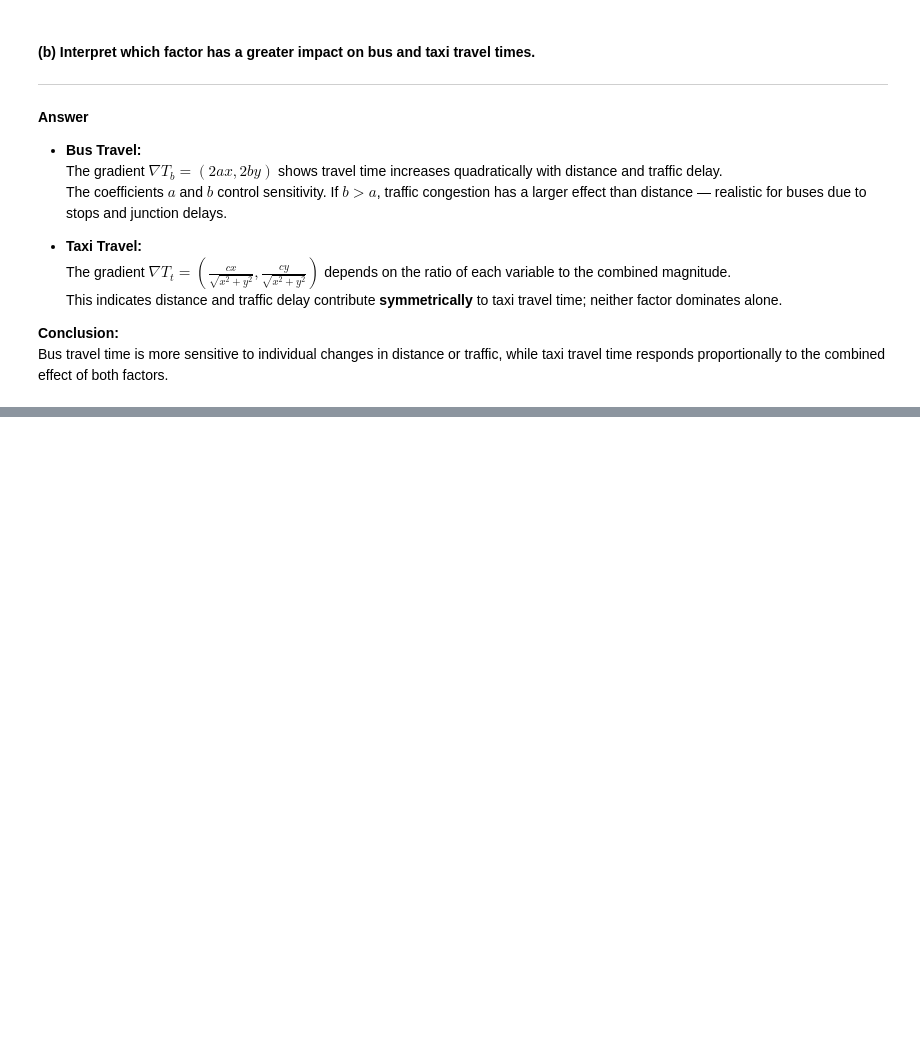
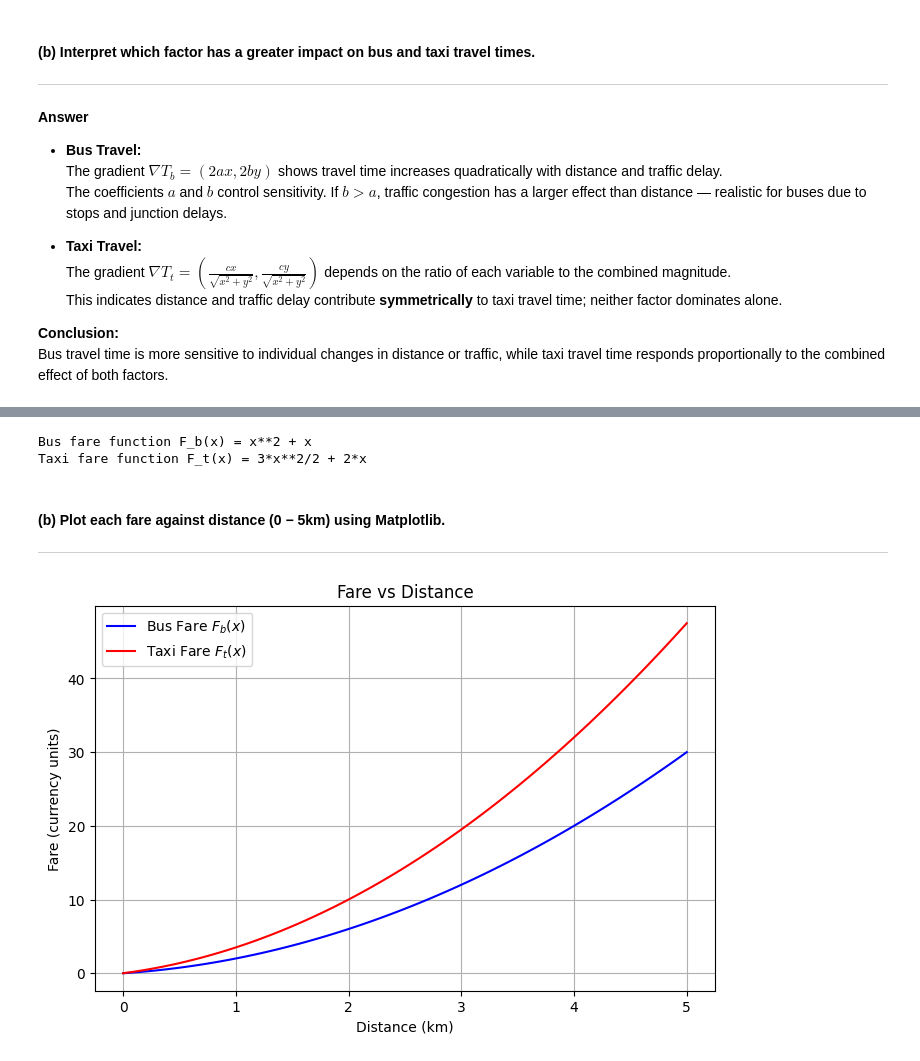
Before and after one commit to visharaaa/Math-CW-25, a Jupyter notebook: 2425578.ipynb, the cells around one changed output, grey strips where cells are left out. Saved outputs shown, nothing was run; the diff lists cells and outputs as text; code cells hidden in the pictures; blank space fills up the shorter version.

```diff
--- a/2425578.ipynb
+++ b/2425578.ipynb
@@ -75,0 +106,46 @@ Bus travel time is more sensitive to individual changes in distance or traffic,
+# %%
+import sympy as sp
+
+# Define symbols
+x, t = sp.symbols('x t')
+
+# Fare functions
+Fb = sp.integrate(2*t + 1, (t, 0, x))
+Ft = sp.integrate(3*t + 2, (t, 0, x))
+
+print("Bus fare function F_b(x) =", Fb)
+print("Taxi fare function F_t(x) =", Ft)
+# %% [output]
+Bus fare function F_b(x) = x**2 + x
+Taxi fare function F_t(x) = 3*x**2/2 + 2*x
+# %% [markdown]
+#### (b) Plot each fare against distance (0 − 5km) using Matplotlib.
+
+---
+# %%
+import numpy as np
+import matplotlib.pyplot as plt
+
+# Convert SymPy expressions to numerical functions
+Fb_func = sp.lambdify(x, Fb, 'numpy')
+Ft_func = sp.lambdify(x, Ft, 'numpy')
+
+# Distance array from 0 to 5 km
+dist = np.linspace(0, 5, 100)
+
+# Evaluate fares
+Fb_vals = Fb_func(dist)
+Ft_vals = Ft_func(dist)
+
+# Plot
+plt.figure(figsize=(8,5))
+plt.plot(dist, Fb_vals, label='Bus Fare $F_b(x)$', color='blue')
+plt.plot(dist, Ft_vals, label='Taxi Fare $F_t(x)$', color='red')
+plt.xlabel('Distance (km)')
+plt.ylabel('Fare (currency units)')
+plt.title('Fare vs Distance')
+plt.legend()
+plt.grid(True)
+plt.show()
+# %% [output]
+[figure, added]
```
Also changed, not shown: parts of 4 cells of this notebook.
